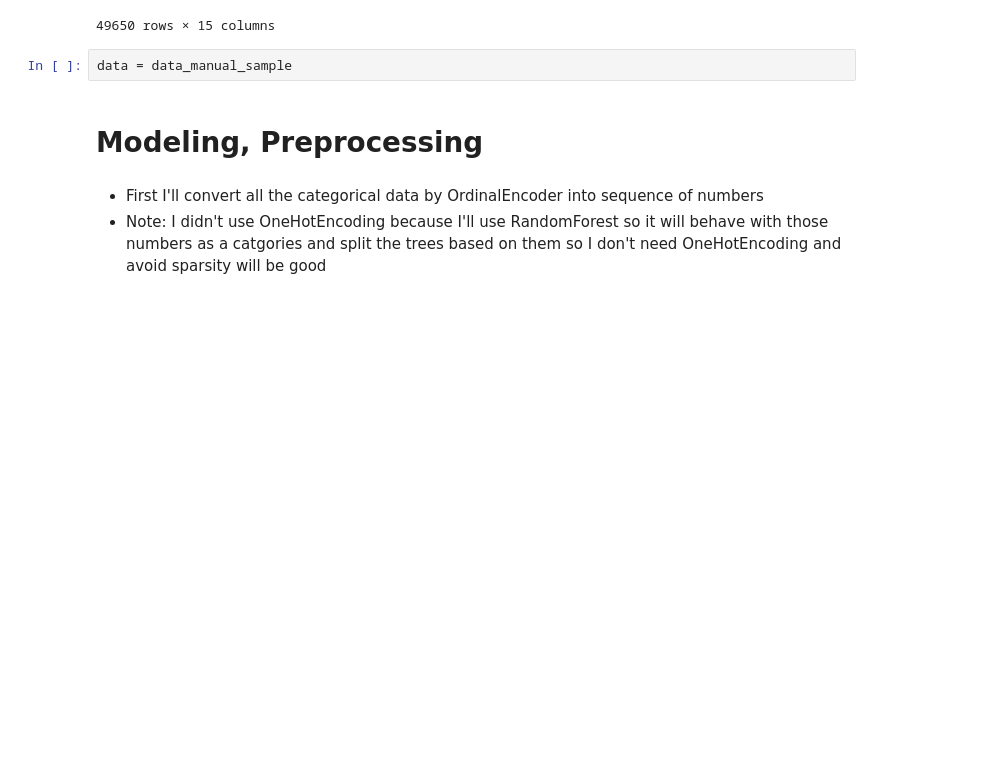
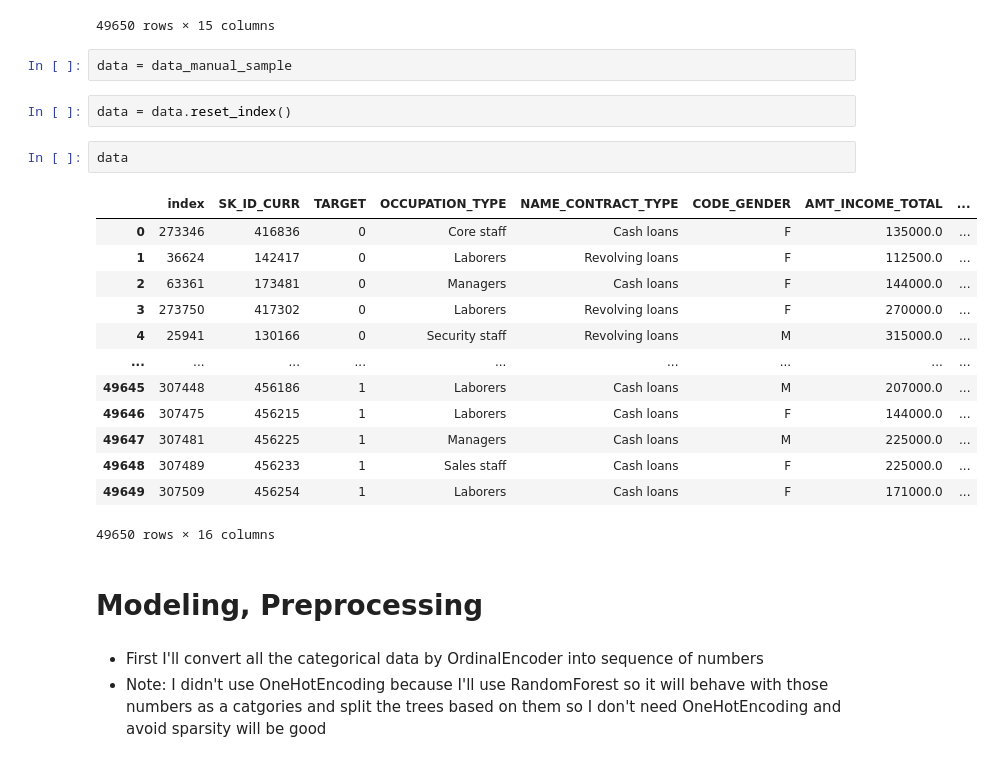
Before and after one commit to JQ-DataScience/DataScience-Projet7, a Jupyter notebook: QUILFEN_Janick_2_notebook_ modelisation_022023.ipynb, the cells around one changed output. Drawn from its saved outputs; the diff is of its cells as text; blank space fills up the shorter version.

```diff
--- a/QUILFEN_Janick_2_notebook_ modelisation_022023.ipynb
+++ b/QUILFEN_Janick_2_notebook_ modelisation_022023.ipynb
@@ -79,6 +80,24 @@ data_manual_sample
 49650 rows × 15 columns
 # %%
 data = data_manual_sample
+# %%
+data = data.reset_index()
+# %%
+data
+# %% [output]
+|  | index | SK_ID_CURR | TARGET | OCCUPATION_TYPE | NAME_CONTRACT_TYPE | CODE_GENDER | AMT_INCOME_TOTAL | ... |
+| 0 | 273346 | 416836 | 0 | Core staff | Cash loans | F | 135000.0 | ... |
+| 1 | 36624 | 142417 | 0 | Laborers | Revolving loans | F | 112500.0 | ... |
+| 2 | 63361 | 173481 | 0 | Managers | Cash loans | F | 144000.0 | ... |
+| 3 | 273750 | 417302 | 0 | Laborers | Revolving loans | F | 270000.0 | ... |
+| 4 | 25941 | 130166 | 0 | Security staff | Revolving loans | M | 315000.0 | ... |
+| ... | ... | ... | ... | ... | ... | ... | ... | ... |
+| 49645 | 307448 | 456186 | 1 | Laborers | Cash loans | M | 207000.0 | ... |
+| 49646 | 307475 | 456215 | 1 | Laborers | Cash loans | F | 144000.0 | ... |
+| 49647 | 307481 | 456225 | 1 | Managers | Cash loans | M | 225000.0 | ... |
+| 49648 | 307489 | 456233 | 1 | Sales staff | Cash loans | F | 225000.0 | ... |
+| 49649 | 307509 | 456254 | 1 | Laborers | Cash loans | F | 171000.0 | ... |
+49650 rows × 16 columns
 # %% [markdown]
 # Modeling, Preprocessing
 # %% [markdown]
```
Also changed, not shown: parts of 39 cells of this notebook, 1 other file.
